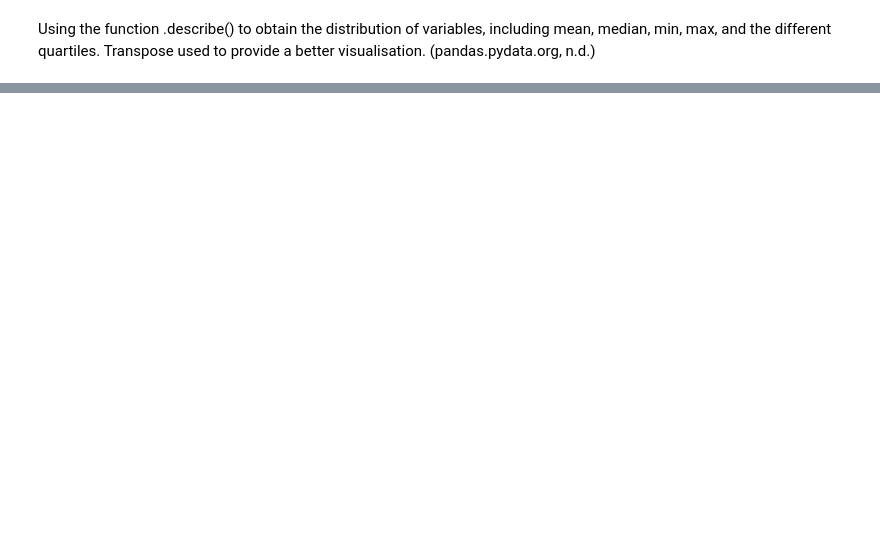
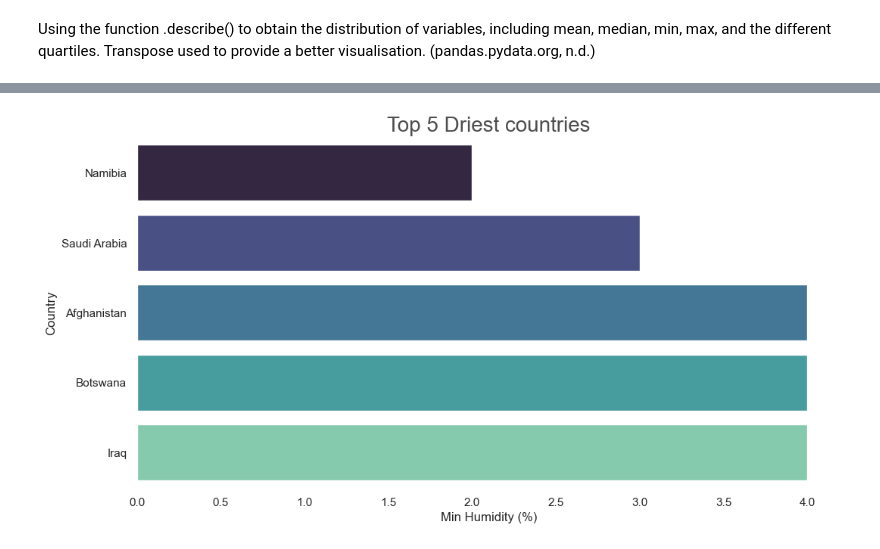
Before and after one commit to DiegoALemos/Programming_for_AI_CA, a Jupyter notebook: Global_Weather_DF.ipynb, the cells around one changed output, grey strips where cells are left out. Cells and saved outputs as stored; diff of their text form; code cells hidden in the pictures; blank space fills up the shorter version.

```diff
--- a/Global_Weather_DF.ipynb
+++ b/Global_Weather_DF.ipynb
@@ -383,0 +479,23 @@ Using the function .describe() to obtain the distribution of variables, includin
+# %%
+# Grouping the max humidity per country
+min_humidity = df_weather.groupby('country')['humidity'].min().reset_index()
+
+# Naming the min temperature's column
+min_humidity.columns = ['country', 'country_min_humidity']
+# %%
+#Setting the values to plot and the index:
+driest_countries = min_humidity.nsmallest(5,'country_min_humidity').set_index('country')
+#Setting the background color:
+sns.set(rc={'axes.facecolor':'white', 'figure.facecolor':'white'})
+#Size of figure:
+plt.figure(figsize=(12,6))
+#Title:
+plt.title('Top 5 Driest countries', size=20, color='#4f4e4e')
+#plotting the graphic:
+barplot = sns.barplot(x=driest_countries['country_min_humidity'], y=driest_countries.index, palette="mako")
+#showing the graphic:
+plt.xlabel('Min Humidity (%)')
+plt.ylabel('Country')
+plt.show()
+# %% [output]
+[figure, added]
```
Also changed, not shown: parts of 24 cells of this notebook, 1 other file.
